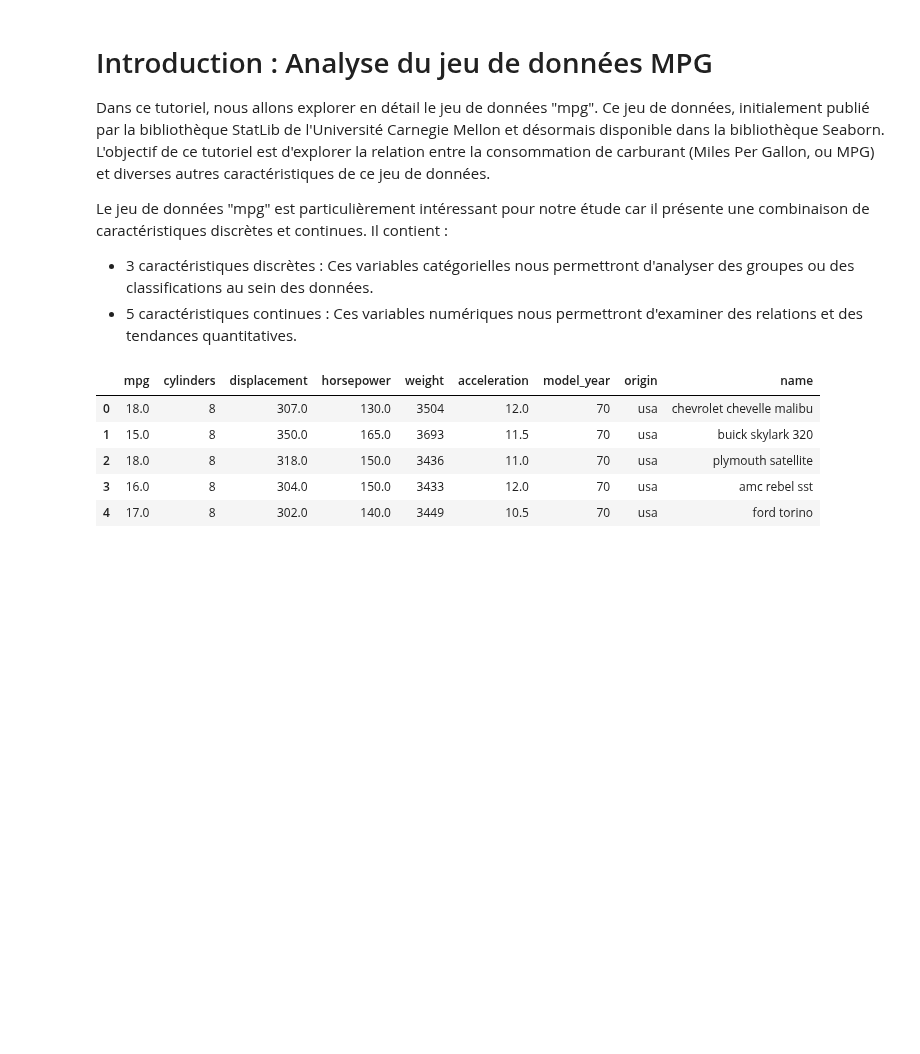
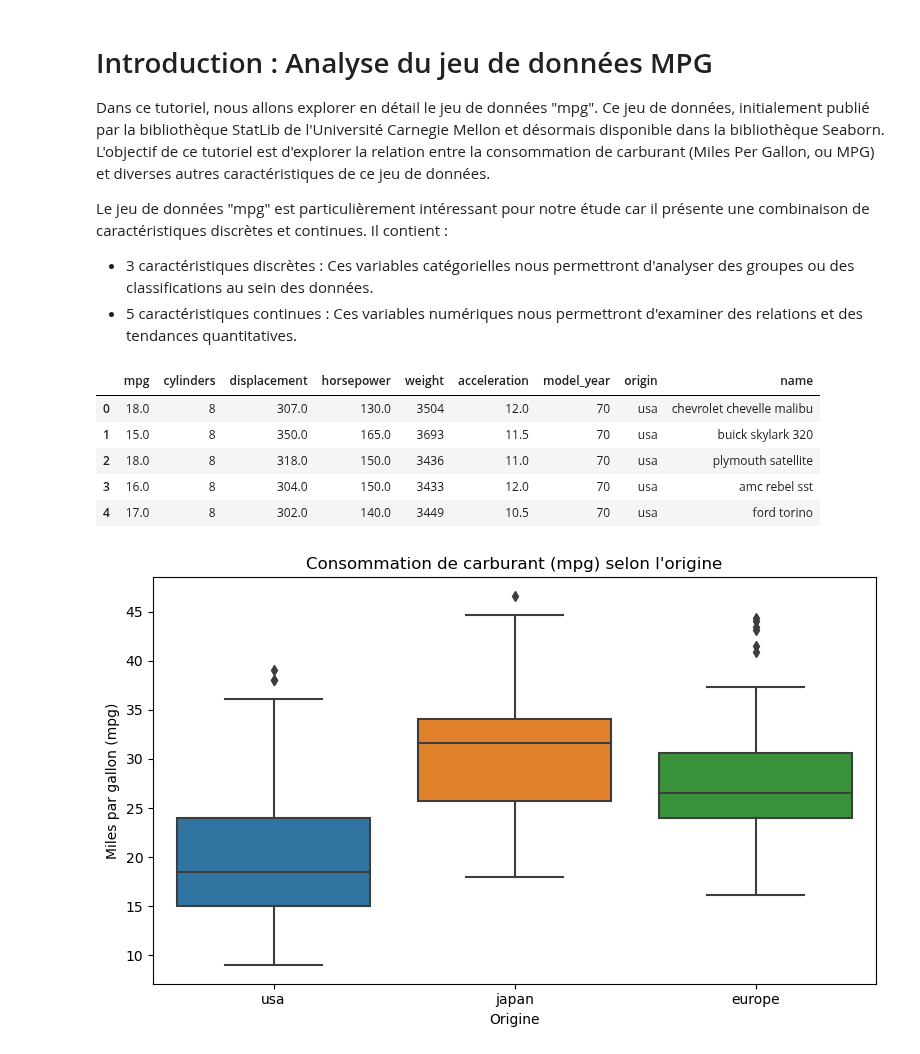
Before and after one commit to rosanajurdi/Data_Visualization_Course, a Jupyter notebook: lab-sessions/lab4-ScatterPlots_line plots_heatmaps.ipynb, the cells around one changed output. Cells and saved outputs as stored; diff of their text form; code cells hidden in the pictures; blank space fills up the shorter version.

```diff
--- a/lab-sessions/lab4-ScatterPlots_line plots_heatmaps.ipynb
+++ b/lab-sessions/lab4-ScatterPlots_line plots_heatmaps.ipynb
@@ -19,3 +19,15 @@ mpg_df.head()
 | 2 | 18.0 | 8 | 318.0 | 150.0 | 3436 | 11.0 | 70 | usa | plymouth satellite |
 | 3 | 16.0 | 8 | 304.0 | 150.0 | 3433 | 12.0 | 70 | usa | amc rebel sst |
 | 4 | 17.0 | 8 | 302.0 | 140.0 | 3449 | 10.5 | 70 | usa | ford torino |
+# %%
+import matplotlib.pyplot as plt
+
+plt.figure(figsize=(8, 5))
+sns.boxplot(data=mpg_df, x='origin', y='mpg')
+plt.title("Consommation de carburant (mpg) selon l'origine")
+plt.xlabel("Origine")
+plt.ylabel("Miles par gallon (mpg)")
+plt.tight_layout()
+plt.show()
+# %% [output]
+[figure, added]
```
Also changed, not shown: parts of 10 cells of this notebook, 2 other files.
